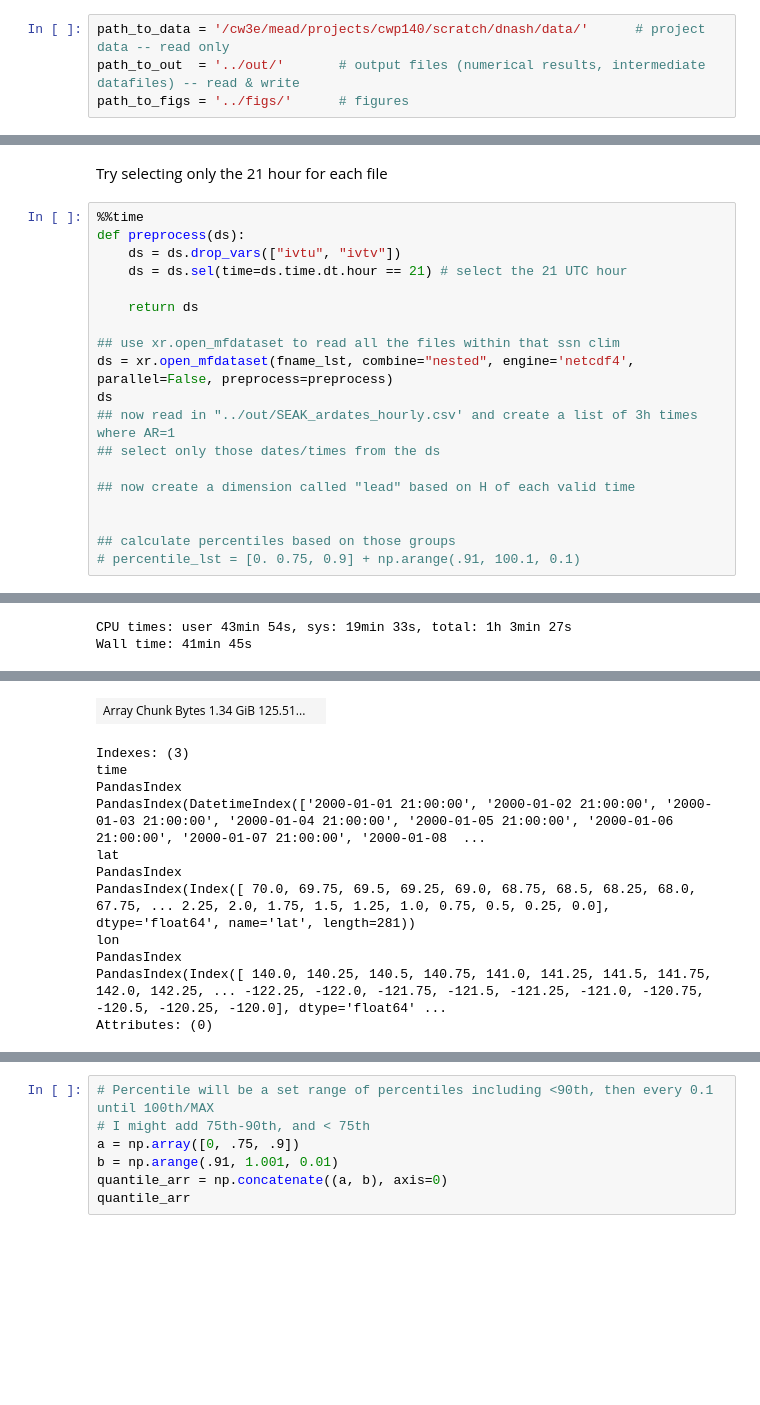
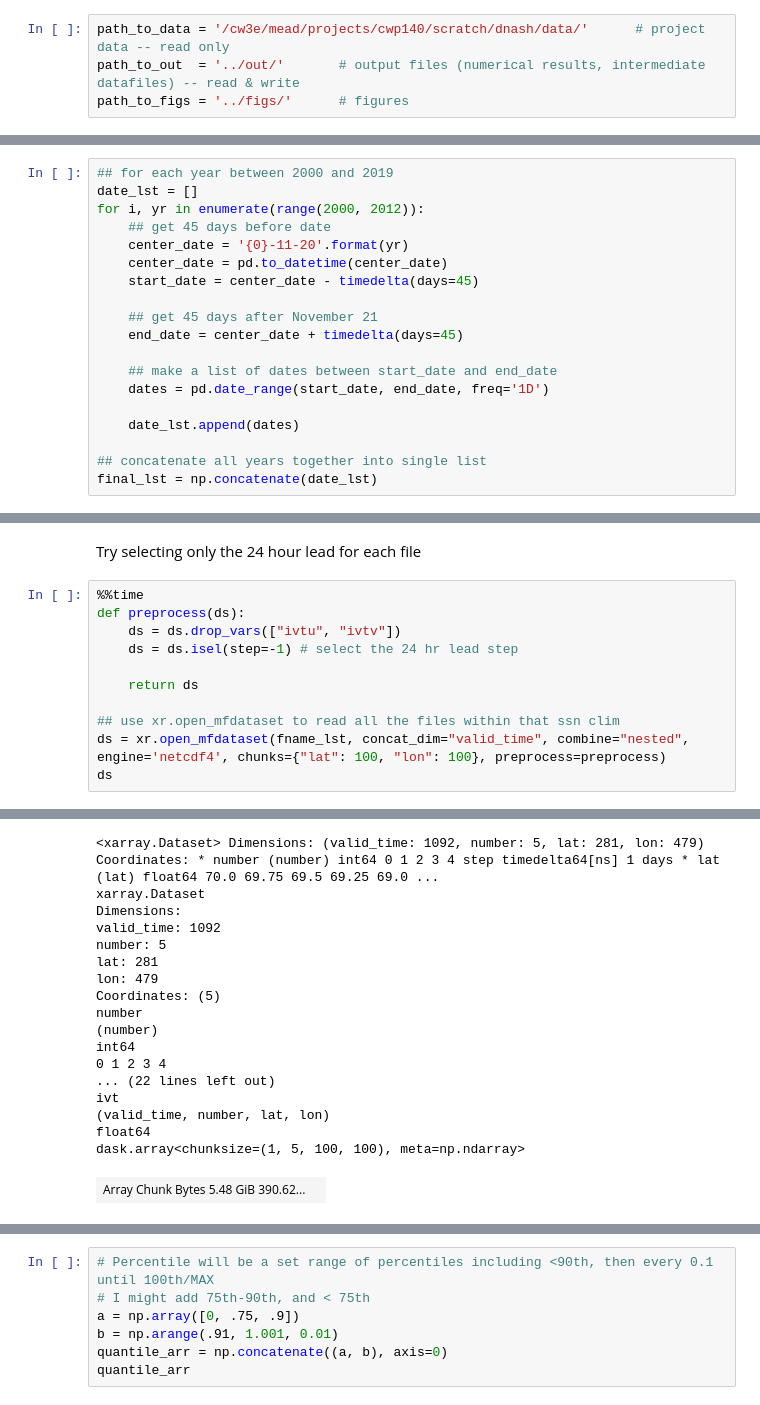
Before and after one commit to dlnash/SEAK_AR_impacts, a Jupyter notebook: analysis/calculate_mclimate.ipynb, the cells around one changed output, grey strips where cells are left out. Saved outputs shown, nothing was run; the diff lists cells and outputs as text; blank space fills up the shorter version.

```diff
--- a/analysis/calculate_mclimate.ipynb
+++ b/analysis/calculate_mclimate.ipynb
@@ -74,0 +21,19 @@ NDJ
+# %%
+## for each year between 2000 and 2019
+date_lst = []
+for i, yr in enumerate(range(2000, 2012)):
+    ## get 45 days before date
+    center_date = '{0}-11-20'.format(yr)
+    center_date = pd.to_datetime(center_date)
+    start_date = center_date - timedelta(days=45)
+
+    ## get 45 days after November 21
+    end_date = center_date + timedelta(days=45)
+
+    ## make a list of dates between start_date and end_date
+    dates = pd.date_range(start_date, end_date, freq='1D')
+
+    date_lst.append(dates)
+
+## concatenate all years together into single list
+final_lst = np.concatenate(date_lst)
@@ -86,23 +56,15 @@ for i, trackID in enumerate(trackID_lst):
     fname_lst.append(fname)
 # %% [markdown]
-Try selecting only the 21 hour for each file
+Try selecting only the 24 hour lead for each file
 # %%
 %%time
 def preprocess(ds):
     ds = ds.drop_vars(["ivtu", "ivtv"])
-    ds = ds.sel(time=ds.time.dt.hour == 21) # select the 21 UTC hour
+    ds = ds.isel(step=-1) # select the 24 hr lead step
 
     return ds
 
 ## use xr.open_mfdataset to read all the files within that ssn clim
-ds = xr.open_mfdataset(fname_lst, combine="nested", engine='netcdf4', parallel=False, preprocess=preprocess)
+ds = xr.open_mfdataset(fname_lst, concat_dim="valid_time", combine="nested", engine='netcdf4', chunks={"lat": 100, "lon": 100}, preprocess=preprocess)
 ds
-## now read in "../out/SEAK_ardates_hourly.csv' and create a list of 3h times where AR=1
-## select only those dates/times from the ds
-
-## now create a dimension called "lead" based on H of each valid time
-
-
-## calculate percentiles based on those groups
-# percentile_lst = [0. 0.75, 0.9] + np.arange(.91, 100.1, 0.1)
 # %% [output]
@@ -111,2 +73,18 @@ Struct() takes at most 1 argument (3 given)
-CPU times: user 43min 54s, sys: 19min 33s, total: 1h 3min 27s
-Wall time: 41min 45s
+<xarray.Dataset> Dimensions: (valid_time: 1092, number: 5, lat: 281, lon: 479) Coordinates: * number (number) int64 0 1 2 3 4 step timedelta64[ns] 1 days * lat (lat) float64 70.0 69.75 69.5 69.25 69.0 ...
+xarray.Dataset
+Dimensions:
+valid_time: 1092
+number: 5
+lat: 281
+lon: 479
+Coordinates: (5)
+number
+(number)
+int64
+0 1 2 3 4
+... (22 lines left out)
+ivt
+(valid_time, number, lat, lon)
+float64
+dask.array<chunksize=(1, 5, 100, 100), meta=np.ndarray>
+| Array Chunk Bytes 5.48 GiB 390.62... |  |
@@ -130,12 +106,0 @@ dask.array<chunksize=(146, 281, 401), meta=np.ndarray>
-| Array Chunk Bytes 1.34 GiB 125.51... |  |
-Indexes: (3)
-time
-PandasIndex
-PandasIndex(DatetimeIndex(['2000-01-01 21:00:00', '2000-01-02 21:00:00', '2000-01-03 21:00:00', '2000-01-04 21:00:00', '2000-01-05 21:00:00', '2000-01-06 21:00:00', '2000-01-07 21:00:00', '2000-01-08  ...
-lat
-PandasIndex
-PandasIndex(Index([ 70.0, 69.75, 69.5, 69.25, 69.0, 68.75, 68.5, 68.25, 68.0, 67.75, ... 2.25, 2.0, 1.75, 1.5, 1.25, 1.0, 0.75, 0.5, 0.25, 0.0], dtype='float64', name='lat', length=281))
-lon
-PandasIndex
-PandasIndex(Index([ 140.0, 140.25, 140.5, 140.75, 141.0, 141.25, 141.5, 141.75, 142.0, 142.25, ... -122.25, -122.0, -121.75, -121.5, -121.25, -121.0, -120.75, -120.5, -120.25, -120.0], dtype='float64' ...
-Attributes: (0)
```
Also changed, not shown: parts of 23 cells of this notebook, 8 other files.
